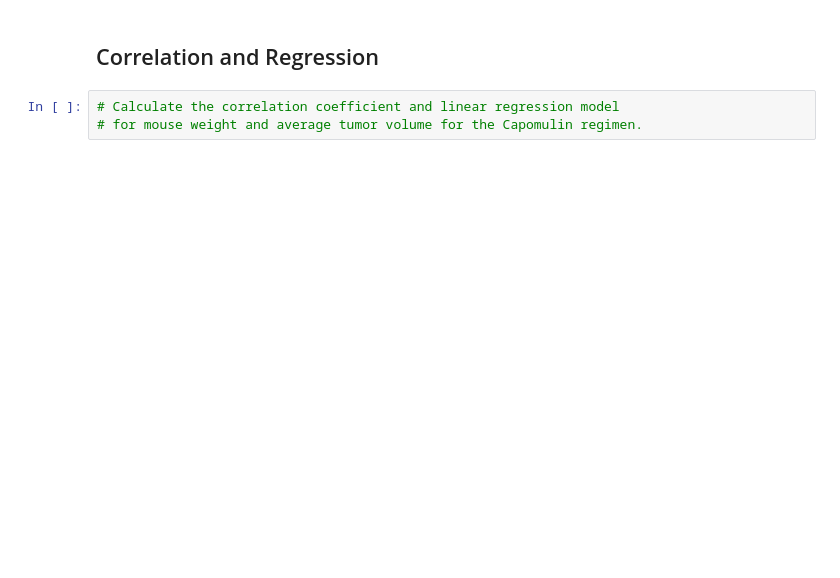
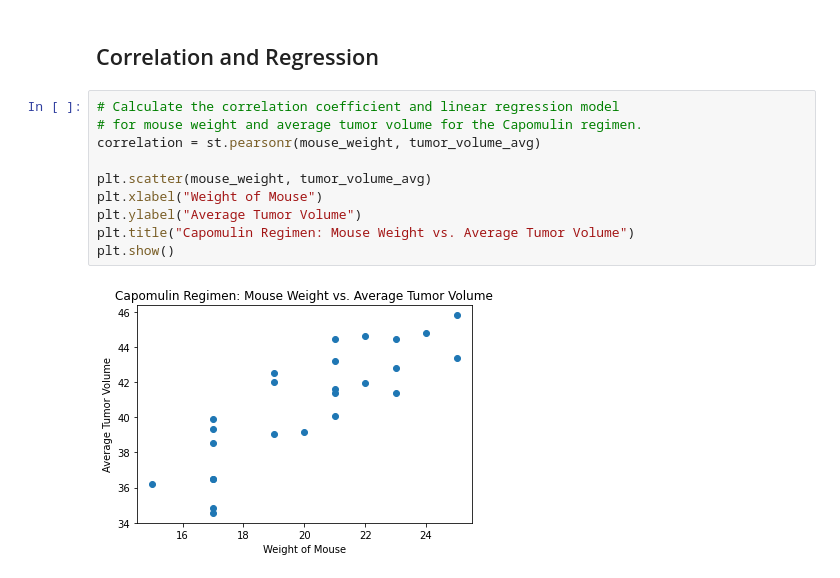
Before and after one commit to arerickson28/matplotlib-challenge, a Jupyter notebook: Pymaceuticals/pymaceuticals_starter.ipynb, the cells around one changed output. Saved outputs shown, nothing was run; the diff lists cells and outputs as text; blank space fills up the shorter version.

```diff
--- a/Pymaceuticals/pymaceuticals_starter.ipynb
+++ b/Pymaceuticals/pymaceuticals_starter.ipynb
@@ -266,3 +286,12 @@ plt.show()
 # %%
 # Calculate the correlation coefficient and linear regression model
 # for mouse weight and average tumor volume for the Capomulin regimen.
+correlation = st.pearsonr(mouse_weight, tumor_volume_avg)
+
+plt.scatter(mouse_weight, tumor_volume_avg)
+plt.xlabel("Weight of Mouse")
+plt.ylabel("Average Tumor Volume")
+plt.title("Capomulin Regimen: Mouse Weight vs. Average Tumor Volume")
+plt.show()
+# %% [output]
+[figure, added]
```
Also changed, not shown: parts of 3 cells of this notebook.
